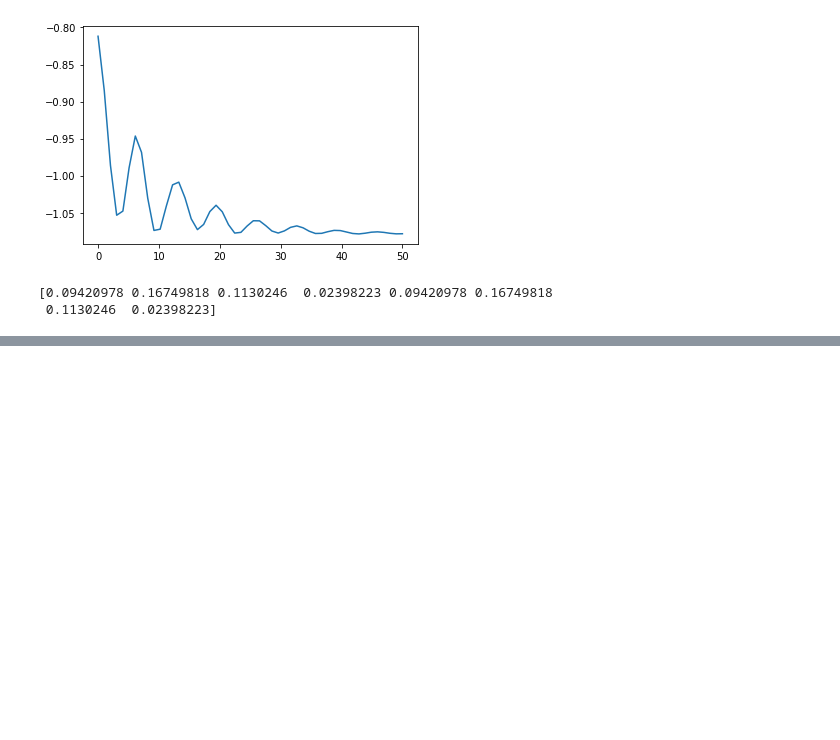
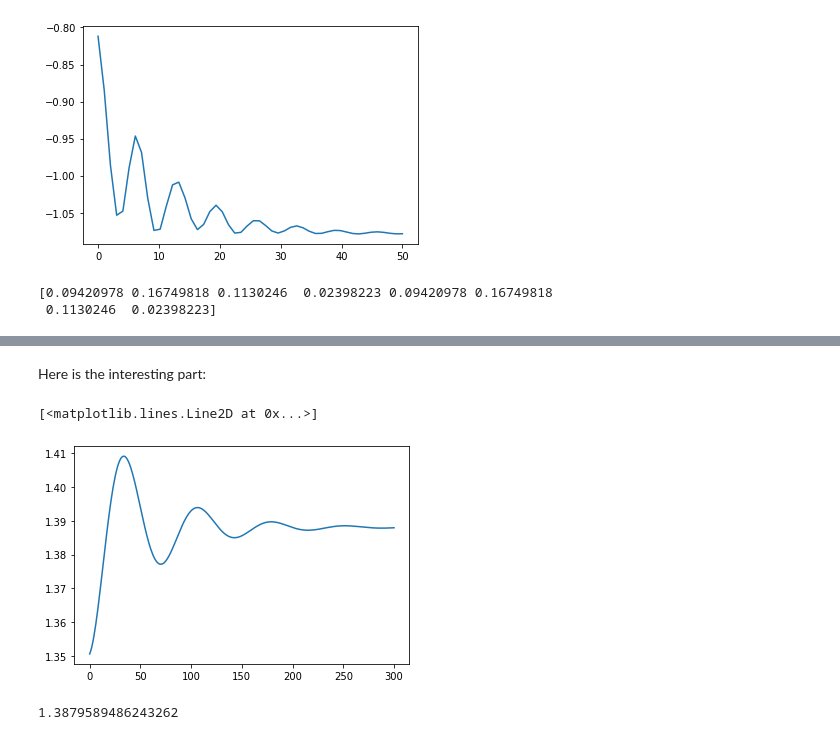
Before and after one commit to aromanro/PythonCompphys, a Jupyter notebook: Car-Parrinello.ipynb, the cells around one changed output, grey strips where cells are left out. Drawn from its saved outputs; the diff is of its cells as text; code cells hidden in the pictures; blank space fills up the shorter version.

Commit message:
Added code for nuclear molecular dynamics

```diff
--- a/Car-Parrinello.ipynb
+++ b/Car-Parrinello.ipynb
@@ -32,7 +31,7 @@ def Rp(alpha, beta, Ra, Rb):
 # 4.100
 def OverlapTwoCenters(alpha, beta, Ra, Rb):
     difR = Ra - Rb
-    len2 = np.dot(difR, difR)
+    len2 = difR.dot(difR)
     aplusb = alpha + beta
     ab = alpha * beta / aplusb
     return m.pow(m.pi / aplusb, 3./2.) * m.exp(-ab * len2)
@@ -311,0 +320,42 @@ def TwoElectronTwoCenterDeriv(alpha, beta, gamma, delta, Ra, Rb, Rc, Rd, X):
+# %% [markdown]
+Here is the interesting part:
+# %%
+X = 1.35
+Xprev = X
+R1 = np.array([X, 0, 0])
+
+for i in range(basisSize):
+    a = alpha[i]
+    for j in range(basisSize):
+        b = alpha[j]
+        O[i][j] = OverlapTwoCenters(a, b, R0, R0)
+        O[i][4 + j] = OverlapTwoCenters(a, b, R0, R1)
+        O[4 + i][j] = O[i][4 + j]
+        O[4 + i][4 + j] = O[i][j]
+
+# reinitialize Cs
+v = 0
+for i in range(2 * basisSize):
+    for j in range(2 * basisSize):
+        v += O[i][j]
+v = 1. / m.sqrt(v)
+
+C = np.array([v, v, v, v, v, v, v, v])
+Cprev = C.copy()
+
+M = 1836.5 * mass
+
+numPoints = 43
+
+Nucleardt = numPoints * dt # 4.2 (atomic units)
+Nucleardt2 = Nucleardt * Nucleardt
+
+numNuclearPoints = 300
+distances = np.zeros((numNuclearPoints))
+
+# friction stuff for nuclei
+
+Nucleargamma = 15. # set it to zero if you want no 'friction'
+
+MassMinusGamma = M - 0.5 * Nucleargamma * Nucleardt
+MassPlusGamma = M + 0.5 * Nucleargamma * Nucleardt
@@ -311,0 +540,10 @@ def TwoElectronTwoCenterDeriv(alpha, beta, gamma, delta, Ra, Rb, Rc, Rd, X):
+# %%
+x = np.linspace(0, numNuclearPoints, numNuclearPoints)
+plt.plot(x, distances)
+# %% [output]
+[<matplotlib.lines.Line2D at 0x...>]
+[figure, added]
+# %%
+print(X) # the experimental value given in the book is 1.401, the equilibrium with Hartree-Fock using only s-type orbitals is 1.3881
+# %% [output]
+1.3879589486243262
```
Also changed, not shown: parts of 15 cells of this notebook.
